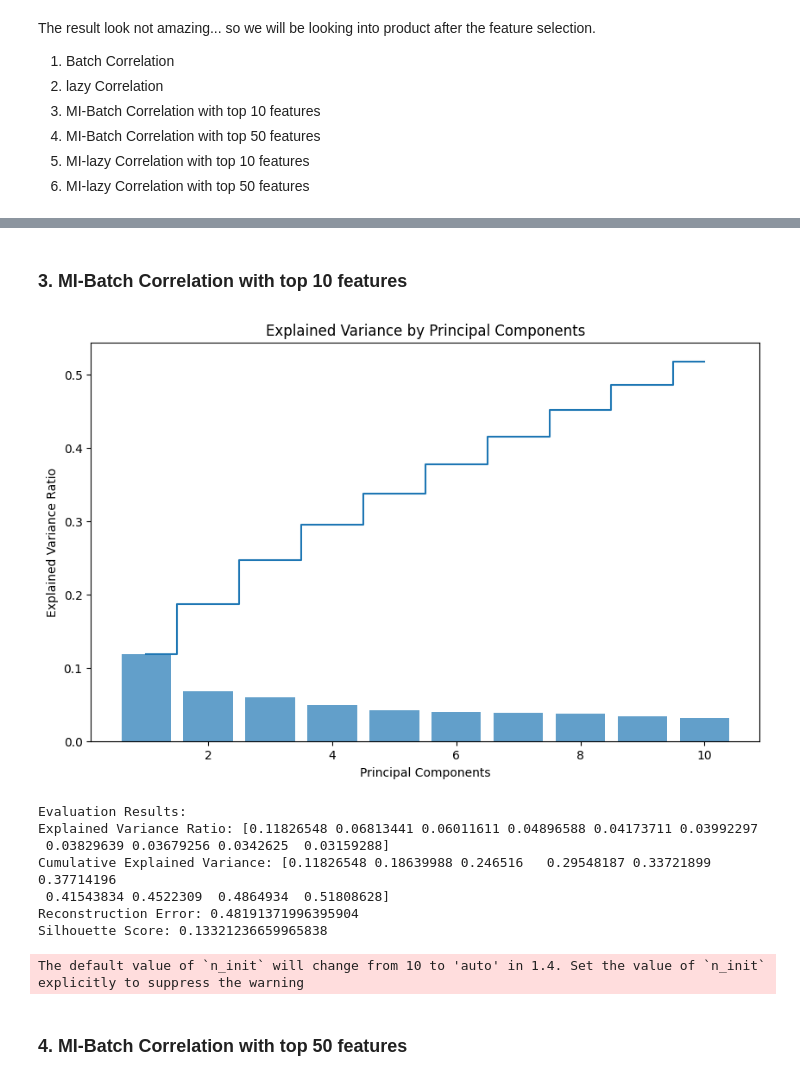
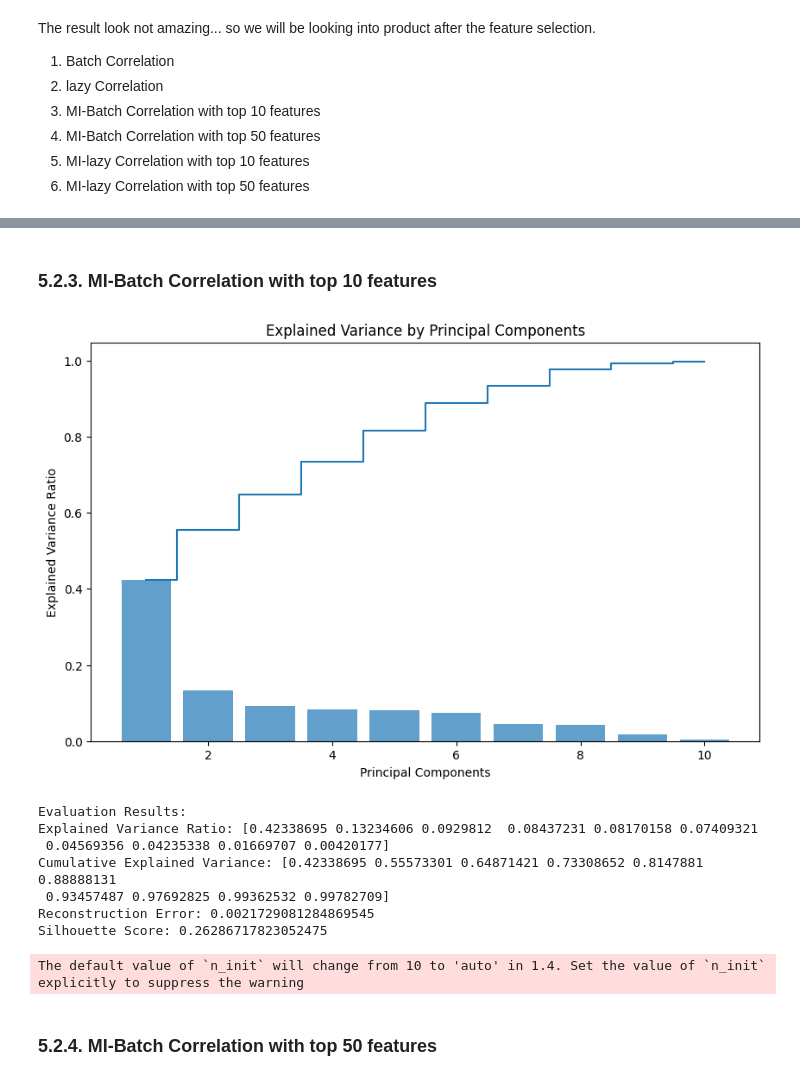
Before and after one commit to JihoonChung/ML_Sensor_Characterization, a Jupyter notebook: Analysis/Delay_sequence_data/Feature_Selection.ipynb, the cells around one changed output, grey strips where cells are left out. Saved outputs shown, nothing was run; the diff lists cells and outputs as text; code cells hidden in the pictures.

```diff
--- a/Analysis/Delay_sequence_data/Feature_Selection.ipynb
+++ b/Analysis/Delay_sequence_data/Feature_Selection.ipynb
@@ -14,6 +14,6 @@ from sklearn.feature_selection import mutual_info_regression
 import numpy as np
 
 # Load the dataset
-file_path = '../feature_engineered_data/data_v4-1-1_feature_engineered.csv'
+file_path = '../processed_data/data_v4-1-1_feature_engineered_sensor170.csv'
 data = pd.read_csv(file_path)
 # %% [markdown]
@@ -658,12 +674,9 @@ from sklearn.decomposition import PCA
 from sklearn.preprocessing import StandardScaler
 import matplotlib.pyplot as plt
 import plotly.express as px
-from sklearn.model_selection import cross_val_score
-from sklearn.linear_model import LogisticRegression
 from sklearn.cluster import KMeans
 from sklearn.metrics import silhouette_score
-
-def evaluate_pca(df, n_components=10, color_column='Sensor ID', n_clusters=3, n_components_to_use=5):
+def evaluate_pca_indepth(df, n_components=10, color_column='Sensor ID', n_clusters=3):
     """
     Perform PCA on a dataset and evaluate it using various metrics.
 
@@ -805,24 +823,25 @@ Silhouette Score: 0.07987242033227726
 The default value of `n_init` will change from 10 to 'auto' in 1.4. Set the value of `n_init` explicitly to suppress the warning
 # %% [markdown]
-### 3. MI-Batch Correlation with top 10 features
+### 5.2.3. MI-Batch Correlation with top 10 features
 # %%
-results = evaluate_pca(df_mi, n_components=10, color_column='Sensor ID', n_clusters=3, n_components_to_use=5)
+# Example usage
+results_mi = evaluate_pca_indepth(df_mi, n_components=10, color_column='Sensor ID', n_clusters=3)
 
 print("Evaluation Results:")
-print(f"Explained Variance Ratio: {results['explained_variance_ratio']}")
-print(f"Cumulative Explained Variance: {results['cumulative_explained_variance']}")
-print(f"Reconstruction Error: {results['reconstruction_error']}")
-print(f"Silhouette Score: {results['silhouette_score']}")
+print(f"Explained Variance Ratio: {results_mi['explained_variance_ratio']}")
+print(f"Cumulative Explained Variance: {results_mi['cumulative_explained_variance']}")
+print(f"Reconstruction Error: {results_mi['reconstruction_error']}")
+print(f"Silhouette Score: {results_mi['silhouette_score']}")
 # %% [output]
-[figure, old version]
+[figure, new version]
 Evaluation Results:
-Explained Variance Ratio: [0.11826548 0.06813441 0.06011611 0.04896588 0.04173711 0.03992297
- 0.03829639 0.03679256 0.0342625  0.03159288]
-Cumulative Explained Variance: [0.11826548 0.18639988 0.246516   0.29548187 0.33721899 0.37714196
- 0.41543834 0.4522309  0.4864934  0.51808628]
-Reconstruction Error: 0.48191371996395904
-Silhouette Score: 0.13321236659965838
+Explained Variance Ratio: [0.42338695 0.13234606 0.0929812  0.08437231 0.08170158 0.07409321
+ 0.04569356 0.04235338 0.01669707 0.00420177]
+Cumulative Explained Variance: [0.42338695 0.55573301 0.64871421 0.73308652 0.8147881  0.88888131
+ 0.93457487 0.97692825 0.99362532 0.99782709]
+Reconstruction Error: 0.0021729081284869545
+Silhouette Score: 0.26286717823052475
 The default value of `n_init` will change from 10 to 'auto' in 1.4. Set the value of `n_init` explicitly to suppress the warning
 # %% [markdown]
-### 4. MI-Batch Correlation with top 50 features
+### 5.2.4. MI-Batch Correlation with top 50 features
 # %%
```
Also changed, not shown: parts of 85 cells of this notebook, 1 other file.
